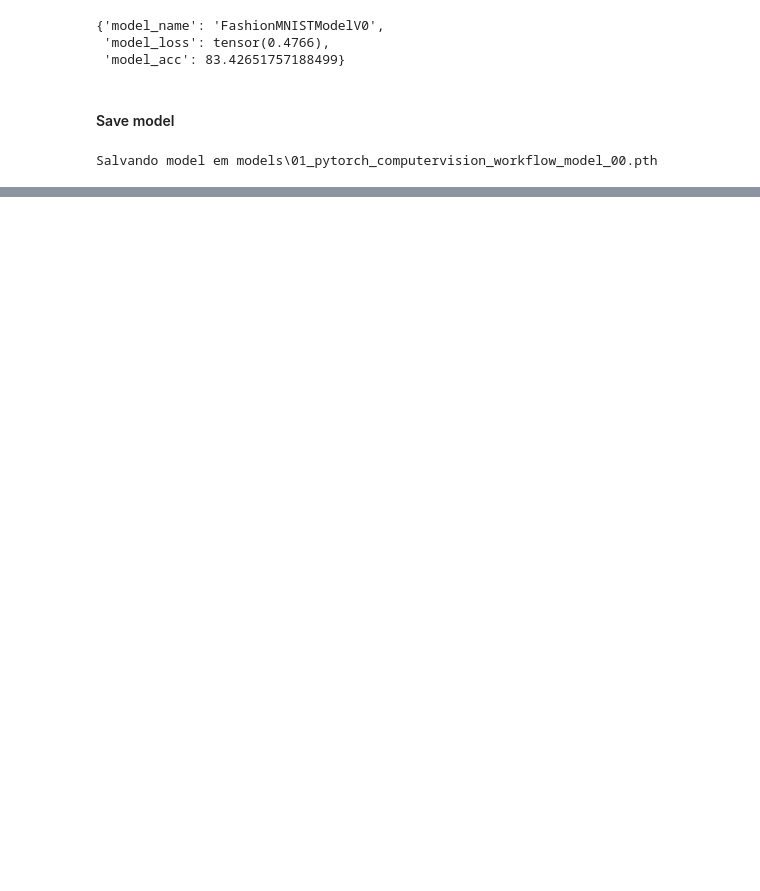
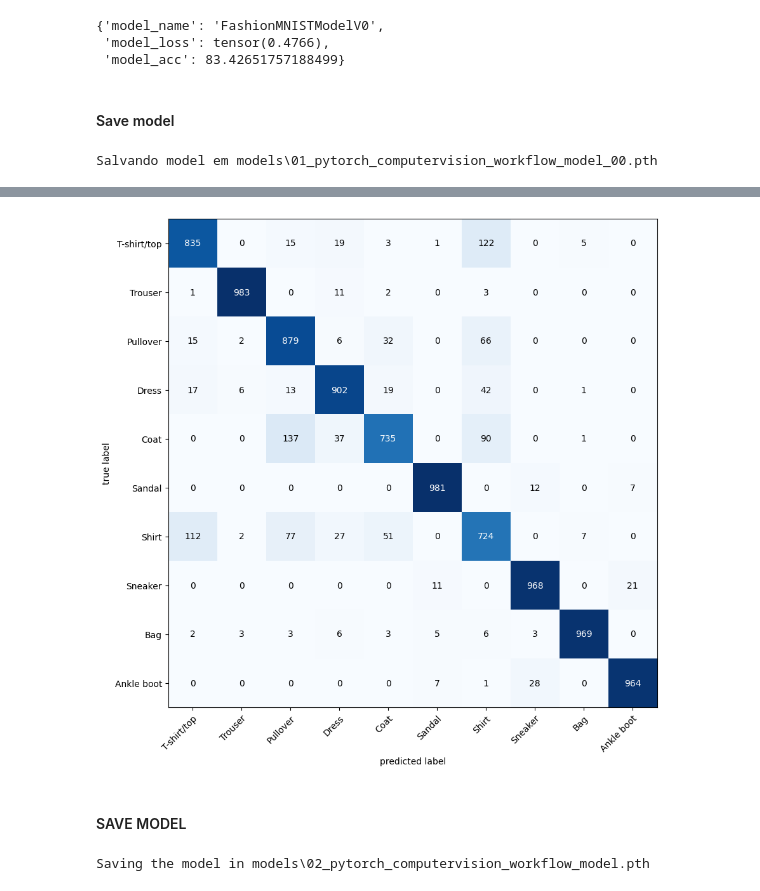
Before and after one commit to PedroEvaldt/PyTorch-Studies, a Jupyter notebook: Model_WorkFlow/ComputerVision.ipynb, the cells around one changed output, grey strips where cells are left out. Cells and saved outputs as stored; diff of their text form; code cells hidden in the pictures; blank space fills up the shorter version.

```diff
--- a/Model_WorkFlow/ComputerVision.ipynb
+++ b/Model_WorkFlow/ComputerVision.ipynb
@@ -356,0 +444,3 @@ Salvando model em models\01_pytorch_computervision_workflow_model_00.pth
+# %%
+device = "cuda" if torch.cuda.is_available() else "cpu"
+device
@@ -356,0 +526,12 @@ Salvando model em models\01_pytorch_computervision_workflow_model_00.pth
+# %%
+from timeit import default_timer as timer
+train_time_start_model_1 = timer()
+
+# Train and test the model
+epochs = 10
+for epoch in tqdm(range(epochs), desc="Training and testing model..."):
+    print(f"Epoch: {epoch}\n---------------")
+    train_step(model_1, train_dataloader, loss_fn, optm, accuracy_fn, device)
+    test_step(test_dataloader, model_1, loss_fn, accuracy_fn, device)
+train_time_end_model_1 = timer()
+total_train_time = print_train_time(start=train_time_end_model_1, end=train_time_start_model_1, device=device)
@@ -356,0 +670,33 @@ Salvando model em models\01_pytorch_computervision_workflow_model_00.pth
+# %%
+y_preds = []
+model_1.eval()
+with torch.inference_mode():
+    for X, y in tqdm(test_dataloader, desc="Making predictions"):
+        X, y = X.to(device), y.to(device)
+        y_logit = model_1(X)
+        y_pred = torch.softmax(y_logit, dim=1).argmax(dim=1)
+        y_preds.append(y_pred)
+
+y_pred_tensor = torch.cat(y_preds)
+# %%
+from torchmetrics import ConfusionMatrix
+from mlxtend.plotting import plot_confusion_matrix
+
+confmat = ConfusionMatrix(num_classes=len(class_names), task="multiclass")
+confmat_tensor = confmat(preds=y_pred_tensor, target=test_data.targets)
+fig, ax = plot_confusion_matrix(
+    conf_mat=confmat_tensor.numpy(),
+    class_names=class_names,
+    figsize=(10,10)
+)
+# %% [output]
+[figure, added]
+# %% [markdown]
+#### SAVE MODEL
+# %%
+MODEL_NAME = "02_pytorch_computervision_workflow_model.pth"
+MODEL_SAVE_PATH = MODEL_PATH / MODEL_NAME
+print(f"Saving the model in {MODEL_SAVE_PATH}")
+torch.save(obj=model_1, f=MODEL_SAVE_PATH)
+# %% [output]
+Saving the model in models\02_pytorch_computervision_workflow_model.pth
```
Also changed, not shown: parts of 22 cells of this notebook, 6 other files.
